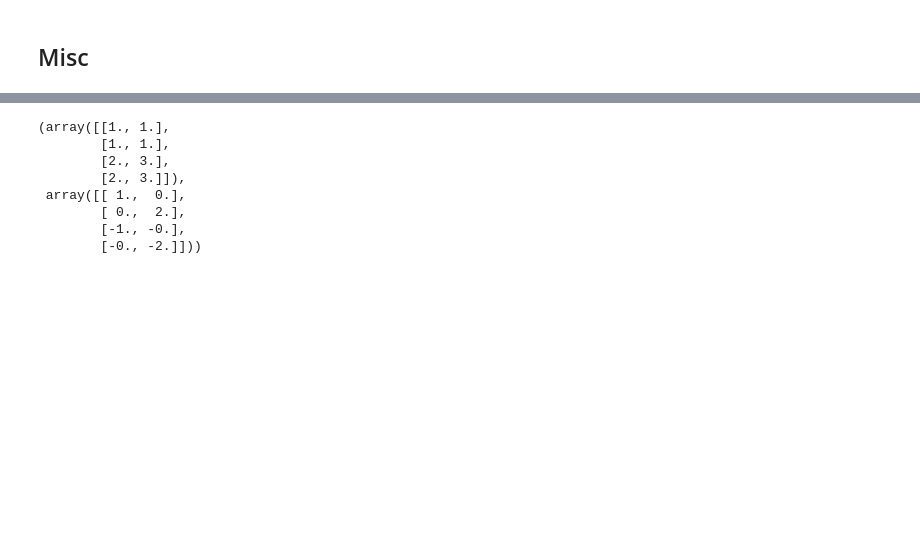
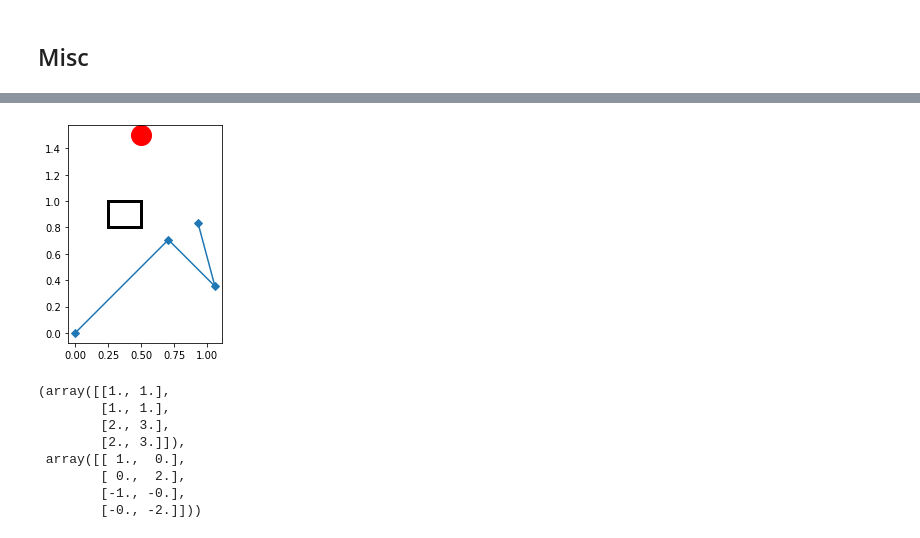
Before and after one commit to JaworWr/Dynamic-inverse-kinematics, a Jupyter notebook: Simulation_scratch.ipynb, the cells around one changed output, grey strips where cells are left out. Drawn from its saved outputs; the diff is of its cells as text; code cells hidden in the pictures; blank space fills up the shorter version.

```diff
--- a/Simulation_scratch.ipynb
+++ b/Simulation_scratch.ipynb
@@ -86,6 +87,40 @@ def rectangle_total_penalty(specimen_x, specimen_d, rectangle_x, rectangle_d):
     if intersection_side is not None:
         penalty += rectangle_d[0, 0] * rectangle_d[1, 1]
     return penalty
+# %%
+def inverse_kinematics_objective(S, target_x, target_y, rectangles):
+    rectangle_segments = [make_rectangle(*rect) for rect in rectangles]
+    target = np.array([target_x, target_y])
+
+    def objective(population):
+        population_x, population_d = alphas_to_coords(S, 0, 0, population)
+        score = np.sum((population_x[:, -1, :] - target)**2, 1)
+        results = [score]
+
+        for rectangle_x, rectangle_d in rectangle_segments:
+            rectangle_penalties = []
+            for specimen_x, specimen_d in zip(population_x, population_d):
+                rectangle_penalties.append(rectangle_total_penalty(specimen_x, specimen_d, rectangle_x, rectangle_d))
+            results.append(np.array(rectangle_penalties))
+
+        results = np.stack(results, 1)
+        results[:, 1:] = np.maximum(results[:, 1:], 0.)
+        return results
+
+    return objective
+
+def draw_solutions(alphas, S, target_x, target_y, rectangles, **kwargs):
+    fig, ax = plt.subplots(**kwargs)
+    x, d = alphas_to_coords(S, 0, 0, alphas)
+    for rect in rectangles:
+        rect_x, rect_d = make_rectangle(*rect)
+        rect_patch = patches.Rectangle(rect_x[0, :], rect_d[0, 0], rect_d[1, 1], edgecolor="k", facecolor=(0, 0, 0, 0), linewidth=3)
+        ax.add_patch(rect_patch)
+
+    plt.scatter(target_x, target_y, c="red", s=400)
+    ax.set_aspect("equal", "box")
+    for specimen_x in x:
+        ax.plot(specimen_x[:, 0], specimen_x[:, 1], marker='D')
 # %% [markdown]
 ## Rectangle penalty tests
 # %% [markdown]
@@ -176,4 +209,8 @@ plt.axis("equal")
 [figure]
+# %%
+draw_solutions(alphas, S, 0.5, 1.5, [((0.25, 0.8), [0.5, 1.0])])
+# %% [output]
+[figure, added]
 # %%
 make_rectangle(
     np.array([1., 1.]),
```
Also changed, not shown: parts of 5 cells of this notebook, 2 other files.
